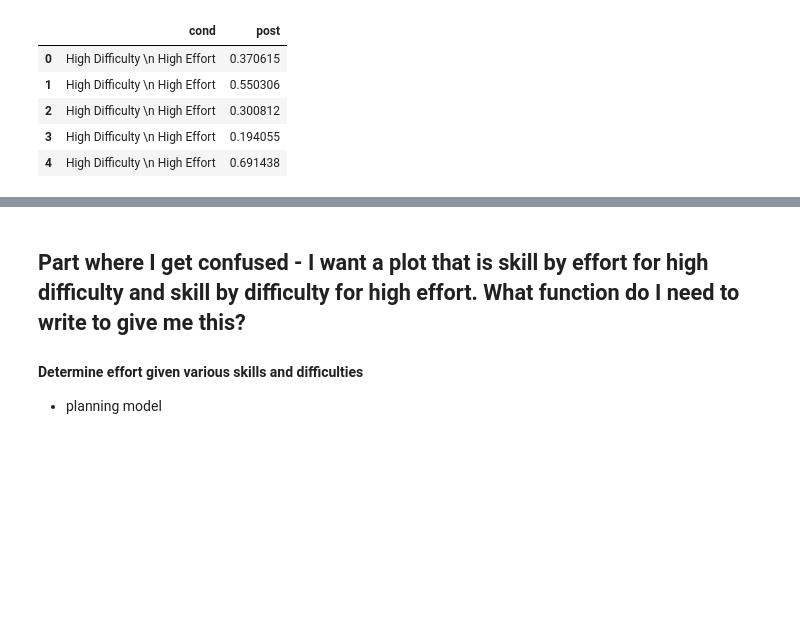
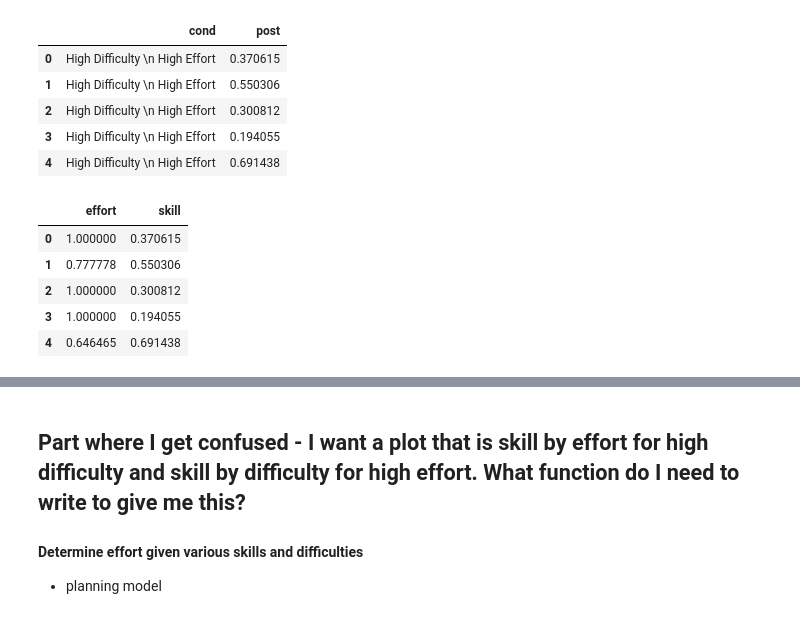
Before and after one commit to jlnrd/Effort, a Jupyter notebook: Effort_optimization_Inferring_Comp.ipynb, the cells around one changed output, grey strips where cells are left out. Cells and saved outputs as stored; diff of their text form; code cells hidden in the pictures; blank space fills up the shorter version.

```diff
--- a/Effort_optimization_Inferring_Comp.ipynb
+++ b/Effort_optimization_Inferring_Comp.ipynb
@@ -343,0 +367,11 @@ df.head()
+# %%
+d = {'skill':  skill_high_diff, 'effort': effort_high_diff}
+df = pd.DataFrame(data=d)
+df.head()
+# %% [output]
+|  | effort | skill |
+| 0 | 1.000000 | 0.370615 |
+| 1 | 0.777778 | 0.550306 |
+| 2 | 1.000000 | 0.300812 |
+| 3 | 1.000000 | 0.194055 |
+| 4 | 0.646465 | 0.691438 |
```
Also changed, not shown: parts of 7 cells of this notebook.
